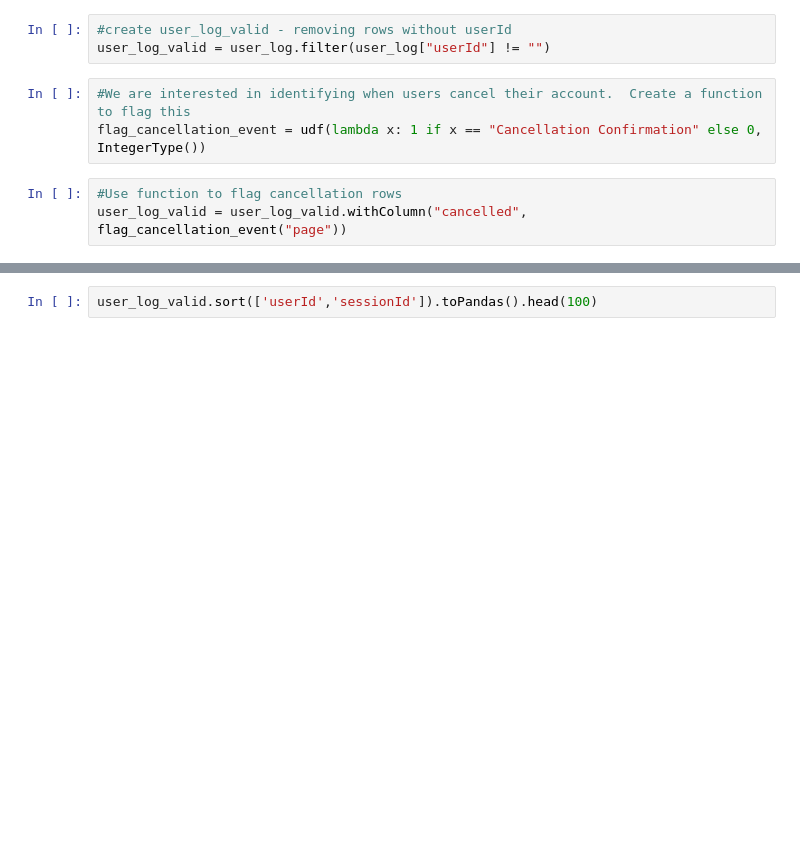
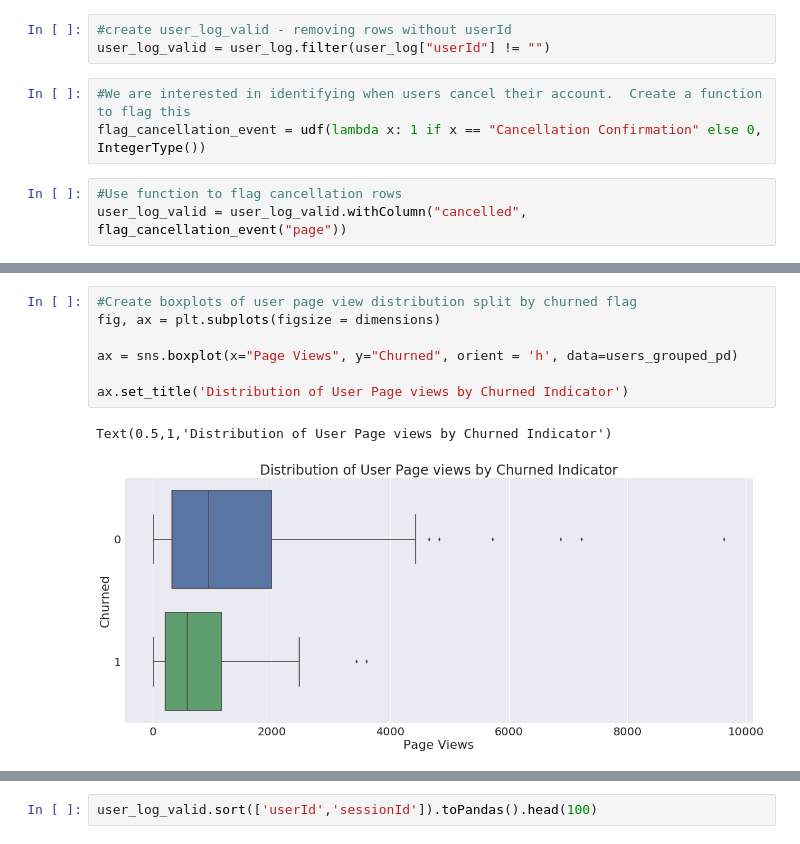
Before and after one commit to nealedenton/Udacity_Sparkify, a Jupyter notebook: Sparkify.ipynb, the cells around one changed output, grey strips where cells are left out. Drawn from its saved outputs; the diff is of its cells as text; blank space fills up the shorter version.

```diff
--- a/Sparkify.ipynb
+++ b/Sparkify.ipynb
@@ -412,0 +411,10 @@ user_page_events.toPandas().groupby("event_Cancellation_Confirmation").mean()
+# %%
+#Create boxplots of user page view distribution split by churned flag
+fig, ax = plt.subplots(figsize = dimensions)
+
+ax = sns.boxplot(x="Page Views", y="Churned", orient = 'h', data=users_grouped_pd)
+
+ax.set_title('Distribution of User Page views by Churned Indicator')
+# %% [output]
+Text(0.5,1,'Distribution of User Page views by Churned Indicator')
+[figure, added]
```
Also changed, not shown: parts of 25 cells of this notebook.
